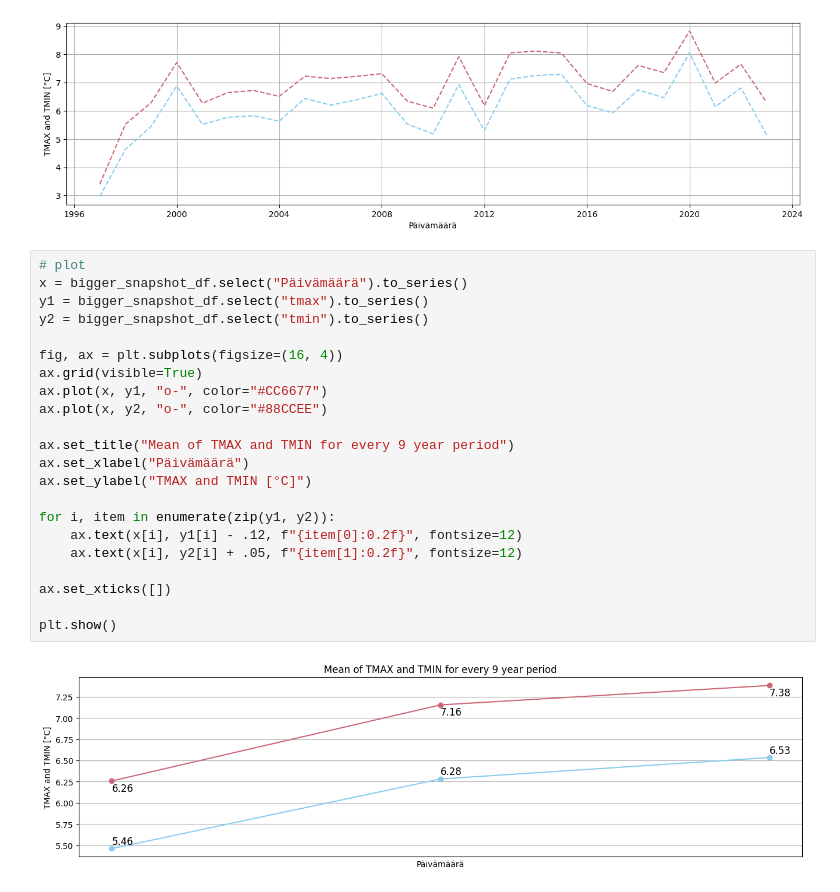
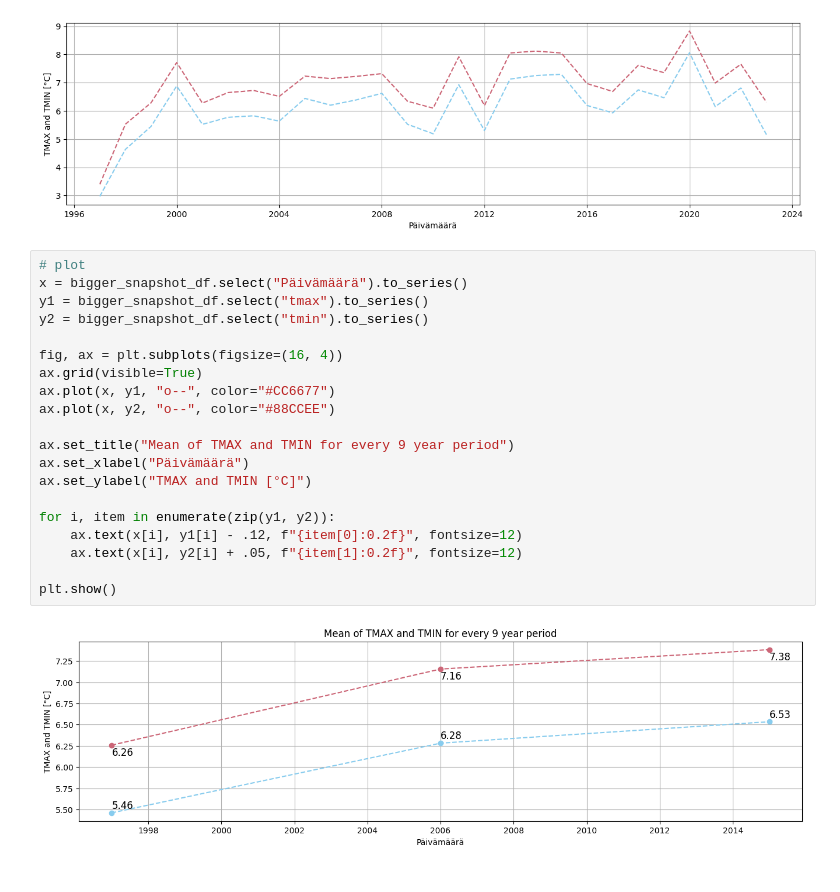
Before and after one commit to wonkybream/weather-exploration, a Jupyter notebook: Sää.ipynb, the cells around one changed output. Saved outputs shown, nothing was run; the diff lists cells and outputs as text.

Commit message:
Restore x labels for 9 year mean graph

```diff
--- a/Sää.ipynb
+++ b/Sää.ipynb
@@ -210,27 +210,25 @@ plt.show()
 # %%
 # plot
 x = bigger_snapshot_df.select("Päivämäärä").to_series()
 y1 = bigger_snapshot_df.select("tmax").to_series()
 y2 = bigger_snapshot_df.select("tmin").to_series()
 
 fig, ax = plt.subplots(figsize=(16, 4))
 ax.grid(visible=True)
-ax.plot(x, y1, "o-", color="#CC6677")
-ax.plot(x, y2, "o-", color="#88CCEE")
+ax.plot(x, y1, "o--", color="#CC6677")
+ax.plot(x, y2, "o--", color="#88CCEE")
 
 ax.set_title("Mean of TMAX and TMIN for every 9 year period")
 ax.set_xlabel("Päivämäärä")
 ax.set_ylabel("TMAX and TMIN [°C]")
 
 for i, item in enumerate(zip(y1, y2)):
     ax.text(x[i], y1[i] - .12, f"{item[0]:0.2f}", fontsize=12)
     ax.text(x[i], y2[i] + .05, f"{item[1]:0.2f}", fontsize=12)
 
-ax.set_xticks([])
-
 plt.show()
 # %% [output]
-[figure, old version]
+[figure, new version]
 # %% [markdown]
 ## The components of a Matplotlib Figure
 
```
